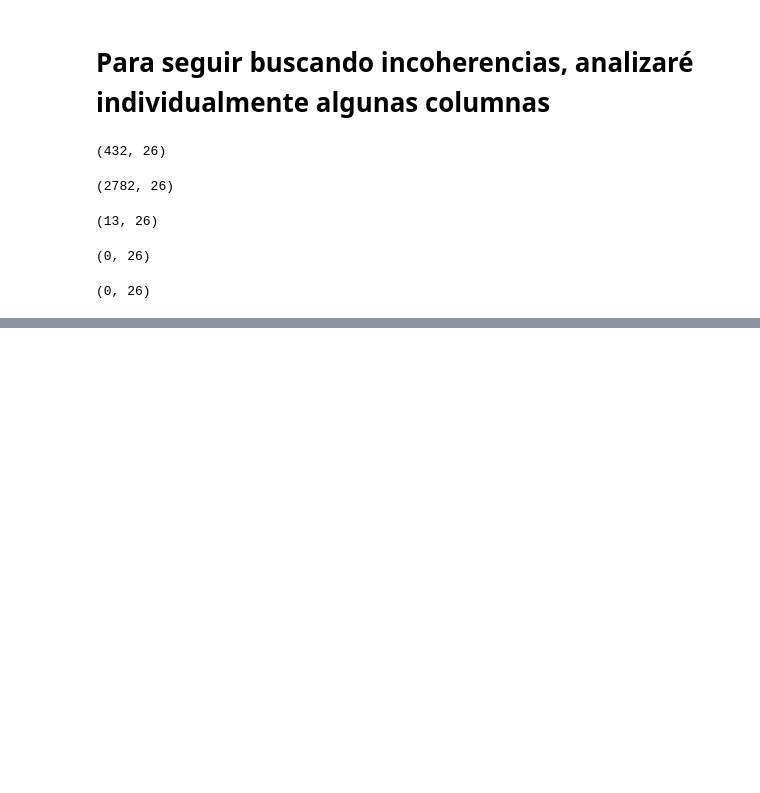
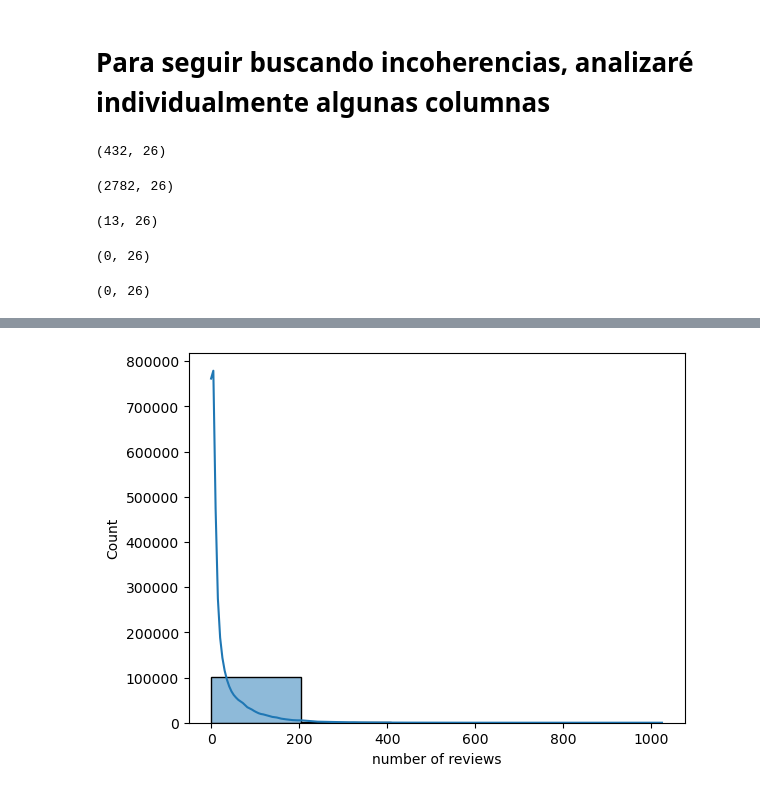
Before and after one commit to OscarFdz24/ProyectoEDA_Airbnb_Evolve, a Jupyter notebook: notebooks/eda.ipynb, the cells around one changed output, grey strips where cells are left out. Drawn from its saved outputs; the diff is of its cells as text; code cells hidden in the pictures; blank space fills up the shorter version.

Commit message:
Analisis exploratorio completado

```diff
--- a/notebooks/eda.ipynb
+++ b/notebooks/eda.ipynb
@@ -182,0 +280,6 @@ airbnb_df[(airbnb_df["reviews per month"] > 0) & (airbnb_df["number of reviews"]
+# %%
+# Hacemos otro histograma para el analisis visual de la columna "number of reviews"
+sns.histplot(x=airbnb_df["number of reviews"], bins=5, kde=True)
+plt.show();
+# %% [output]
+[figure, added]
```
Also changed, not shown: parts of 16 cells of this notebook.
